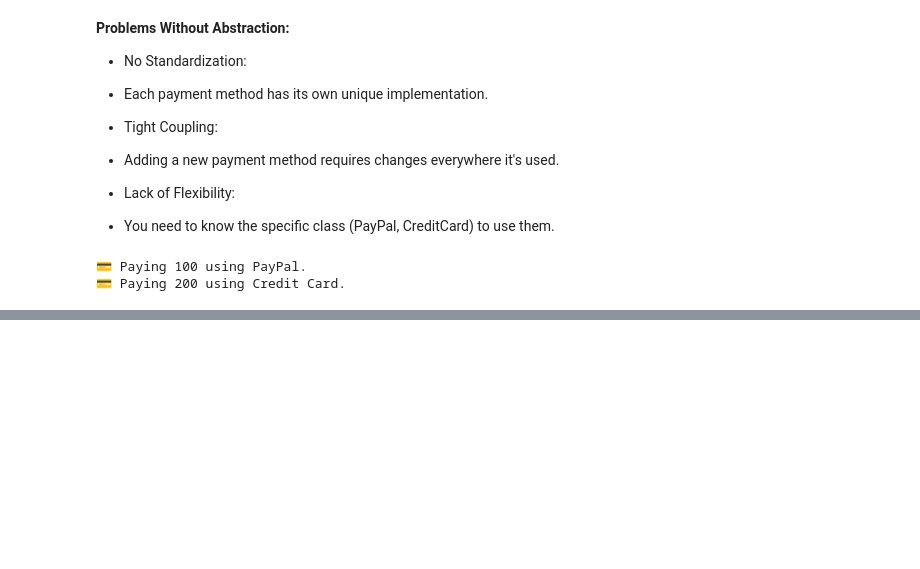
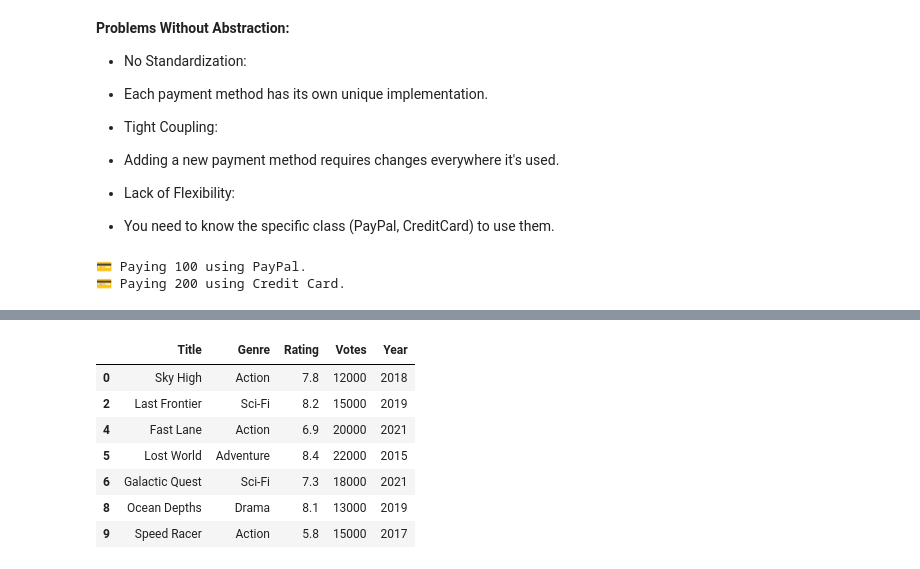
Before and after one commit to Sultan336/Agentic-ai, a Jupyter notebook: AI Python for Beginners/Level 2.ipynb, the cells around one changed output, grey strips where cells are left out. Drawn from its saved outputs; the diff is of its cells as text; code cells hidden in the pictures; blank space fills up the shorter version.

```diff
--- a/AI Python for Beginners/Level 2.ipynb
+++ b/AI Python for Beginners/Level 2.ipynb
@@ -448,0 +673,13 @@ process_payment(credit_card, 200) # Output: 💳 Paying 200 using Credit Card.
+# %%
+movies_data = [
+    {"Title": "Sky High", "Genre": "Action", "Rating": 7.8, "Votes": 12000, "Year": 2018},
+    {"Title": "Deep Waters", "Genre": "Drama", "Rating": 6.5, "Votes": 9000, "Year": 2020},
+    {"Title": "Last Frontier", "Genre": "Sci-Fi", "Rating": 8.2, "Votes": 15000, "Year": 2019},
+    {"Title": "Bright Future", "Genre": "Drama", "Rating": 7.0, "Votes": 5000, "Year": 2016},
+    {"Title": "Fast Lane", "Genre": "Action", "Rating": 6.9, "Votes": 20000, "Year": 2021},
+    {"Title": "Lost World", "Genre": "Adventure", "Rating": 8.4, "Votes": 22000, "Year": 2015},
+    {"Title": "Galactic Quest", "Genre": "Sci-Fi", "Rating": 7.3, "Votes": 18000, "Year": 2021},
+    {"Title": "Horizon", "Genre": "Adventure", "Rating": 6.7, "Votes": 7000, "Year": 2018},
+    {"Title": "Ocean Depths", "Genre": "Drama", "Rating": 8.1, "Votes": 13000, "Year": 2019},
+    {"Title": "Speed Racer", "Genre": "Action", "Rating": 5.8, "Votes": 15000, "Year": 2017}
+]
@@ -448,0 +761,21 @@ process_payment(credit_card, 200) # Output: 💳 Paying 200 using Credit Card.
+# %%
+# Initialize the MovieData object
+movie_data = MovieData(movies_data)
+
+# View basic data
+movie_data.view_data()
+
+# Get high-rated movies
+high_rated = movie_data.filter_high_rated()
+
+# Get popular movies
+popular = movie_data.filter_popular()
+
+# Group data by genr
+genre_analysis = movie_data.group_by_genre()
+
+# Analyze yearly trends
+year_trends = movie_data.analyze_trends_by_year()
+
+# Generate a custom recommendation
+recommendations = movie_data.custom_recommendation("Action", 7, 2015)
@@ -448,0 +795,11 @@ process_payment(credit_card, 200) # Output: 💳 Paying 200 using Credit Card.
+# %%
+popular
+# %% [output]
+|  | Title | Genre | Rating | Votes | Year |
+| 0 | Sky High | Action | 7.8 | 12000 | 2018 |
+| 2 | Last Frontier | Sci-Fi | 8.2 | 15000 | 2019 |
+| 4 | Fast Lane | Action | 6.9 | 20000 | 2021 |
+| 5 | Lost World | Adventure | 8.4 | 22000 | 2015 |
+| 6 | Galactic Quest | Sci-Fi | 7.3 | 18000 | 2021 |
+| 8 | Ocean Depths | Drama | 8.1 | 13000 | 2019 |
+| 9 | Speed Racer | Action | 5.8 | 15000 | 2017 |
```
Also changed, not shown: parts of 23 cells of this notebook.
